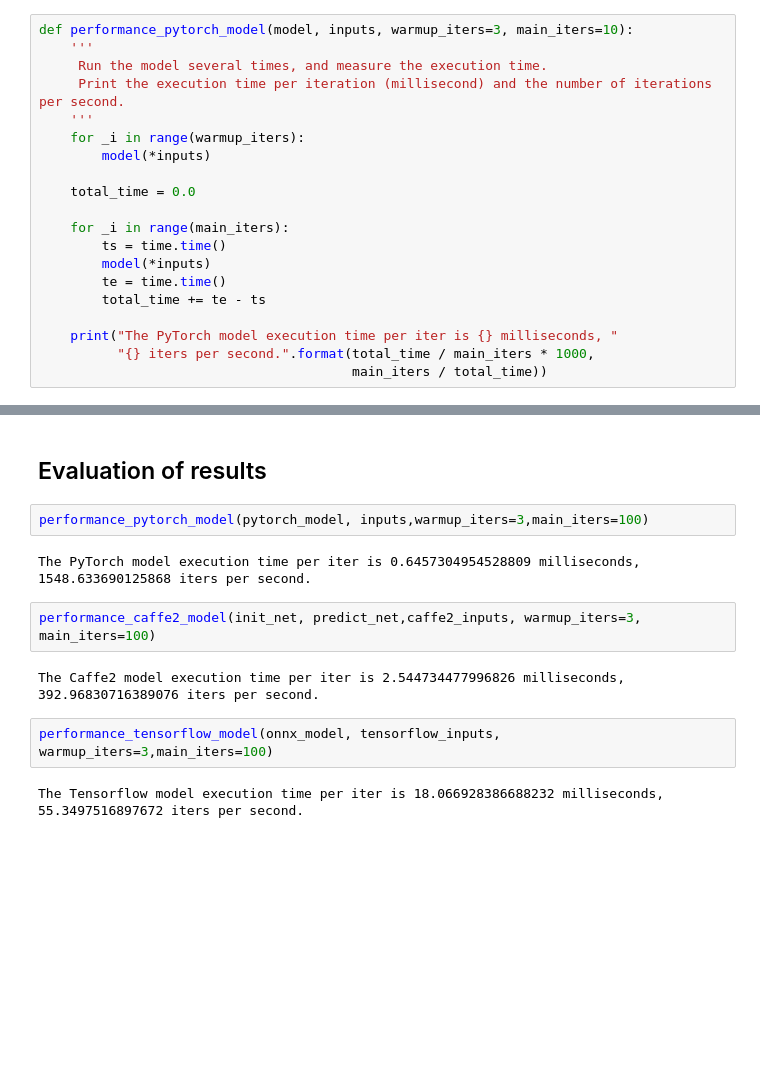
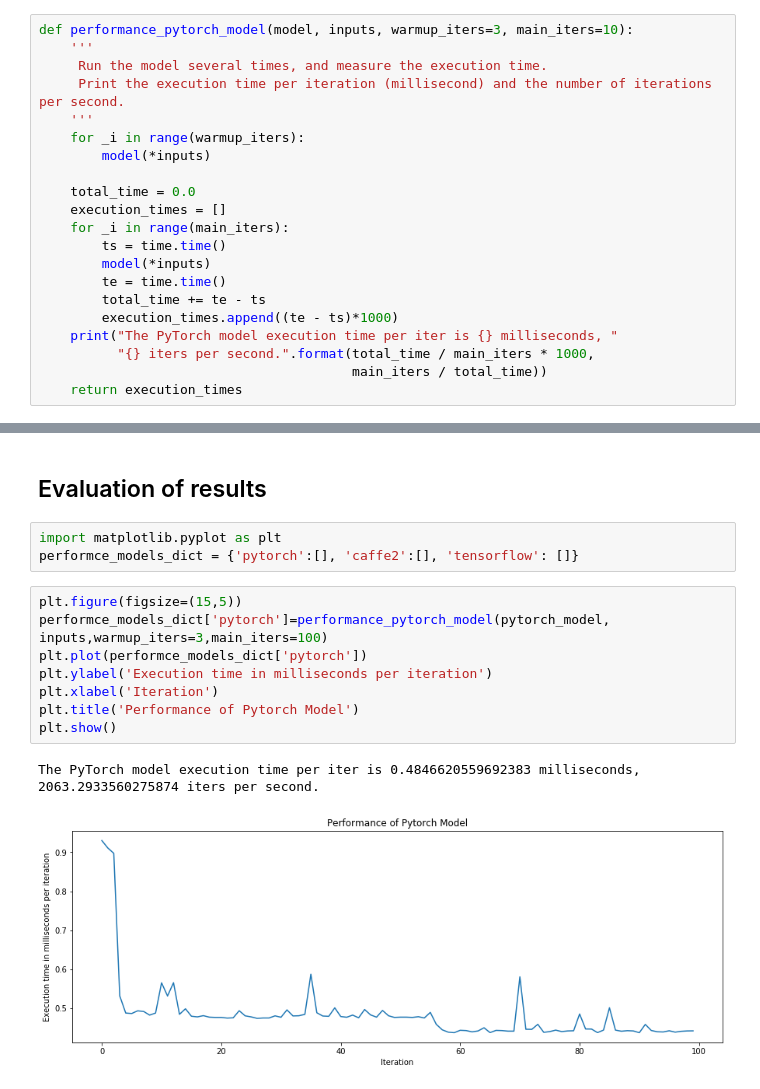
Before and after one commit to marouenez/Correctness_Verification_Performance_Comparison, a Jupyter notebook: CorrectnessVerificationAndPerformanceComparison.ipynb, the cells around one changed output, grey strips where cells are left out. Drawn from its saved outputs; the diff is of its cells as text; blank space fills up the shorter version.

Commit message:
add charts for comparison

```diff
--- a/CorrectnessVerificationAndPerformanceComparison.ipynb
+++ b/CorrectnessVerificationAndPerformanceComparison.ipynb
@@ -186,16 +206,17 @@ def performance_pytorch_model(model, inputs, warmup_iters=3, main_iters=10):
         model(*inputs)
 
     total_time = 0.0
-
+    execution_times = []
     for _i in range(main_iters):
         ts = time.time()
         model(*inputs)
         te = time.time()
         total_time += te - ts
-
+        execution_times.append((te - ts)*1000)
     print("The PyTorch model execution time per iter is {} milliseconds, "
           "{} iters per second.".format(total_time / main_iters * 1000,
                                         main_iters / total_time))
+    return execution_times
 # %% [markdown]
 ### Definition of a function that measures Caffe2 model performance
 
@@ -242,14 +268,16 @@ We decided to use this method instead of the builtin function benchmark_caffe2_m
 # %% [markdown]
 ## Evaluation of results
-# %%
-performance_pytorch_model(pytorch_model, inputs,warmup_iters=3,main_iters=100)
-# %% [output]
-The PyTorch model execution time per iter is 0.6457304954528809 milliseconds, 1548.633690125868 iters per second.
-# %%
-performance_caffe2_model(init_net, predict_net,caffe2_inputs, warmup_iters=3, main_iters=100)
-# %% [output]
-The Caffe2 model execution time per iter is 2.544734477996826 milliseconds, 392.96830716389076 iters per second.
-# %%
-performance_tensorflow_model(onnx_model, tensorflow_inputs, warmup_iters=3,main_iters=100)
-# %% [output]
-The Tensorflow model execution time per iter is 18.066928386688232 milliseconds, 55.3497516897672 iters per second.
+# %%
+import matplotlib.pyplot as plt
+performce_models_dict = {'pytorch':[], 'caffe2':[], 'tensorflow': []}
+# %%
+plt.figure(figsize=(15,5))
+performce_models_dict['pytorch']=performance_pytorch_model(pytorch_model, inputs,warmup_iters=3,main_iters=100)
+plt.plot(performce_models_dict['pytorch'])
+plt.ylabel('Execution time in milliseconds per iteration')
+plt.xlabel('Iteration')
+plt.title('Performance of Pytorch Model')
+plt.show()
+# %% [output]
+The PyTorch model execution time per iter is 0.4846620559692383 milliseconds, 2063.2933560275874 iters per second.
+[figure, added]
```
Also changed, not shown: parts of 6 cells of this notebook, 1 other file.
